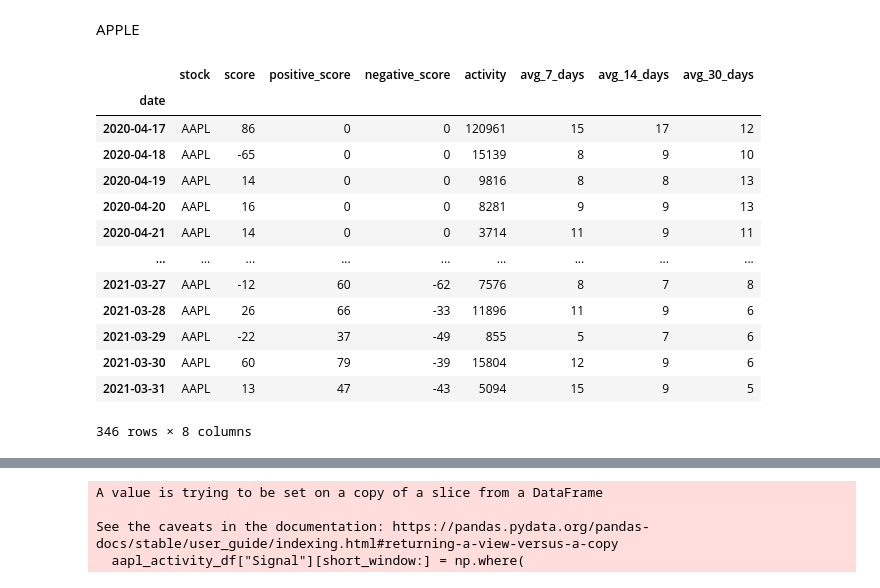
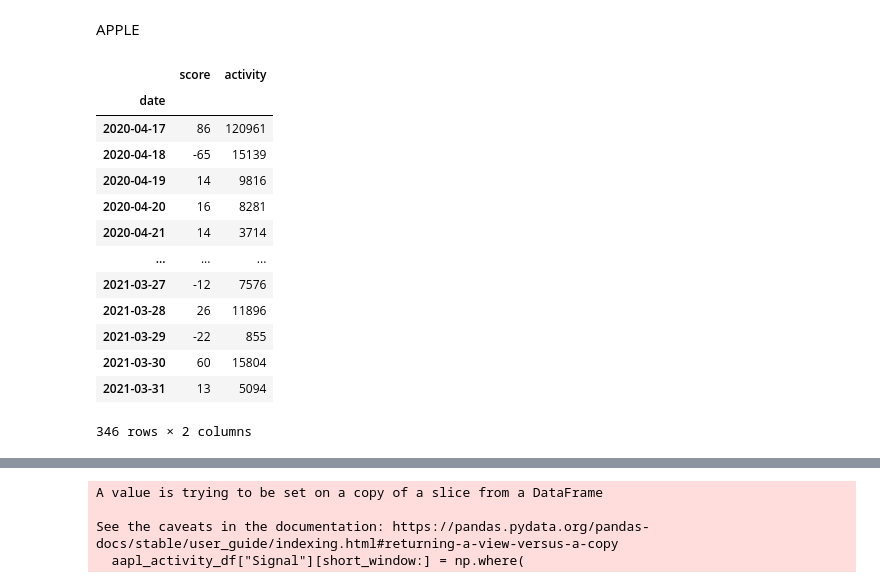
Before and after one commit to stk714/SocialMediaBets, a Jupyter notebook: Social_Sentiment.ipynb, the cells around one changed output, grey strips where cells are left out. Saved outputs shown, nothing was run; the diff lists cells and outputs as text; code cells hidden in the pictures.

Commit message:
cleaned dataframes (removed columns)

```diff
--- a/Social_Sentiment.ipynb
+++ b/Social_Sentiment.ipynb
@@ -28,31 +25,32 @@ aapl_df = aapl_df.drop(columns = 'Adj Close')
 # %%
 #API Call
 headers = {
     'accept': 'application/json',
     'Authorization': 'Token 168ac68d07d82b3c04e4fcc9fb1db90bdcf380c5',
 }
 r = requests.get('https://socialsentiment.io/api/v1/stocks/AAPL/sentiment/daily/?to_date=2021-03-31&from_date=2020-04-17', headers = headers)
 x = r.json()
 
 # Convert to DataFrame
 aapl_activity_df = pd.read_json(json.dumps(x))
 aapl_activity_df = aapl_activity_df.set_index('date')
+aapl_activity_df = aapl_activity_df.drop(columns = ['stock', 'positive_score', 'negative_score', 'avg_7_days', 'avg_14_days', 'avg_30_days'])
 aapl_activity_df
 # %% [output]
-|  | stock | score | positive_score | negative_score | activity | avg_7_days | avg_14_days | avg_30_days |
-| date |  |  |  |  |  |  |  |  |
-| 2020-04-17 | AAPL | 86 | 0 | 0 | 120961 | 15 | 17 | 12 |
-| 2020-04-18 | AAPL | -65 | 0 | 0 | 15139 | 8 | 9 | 10 |
-| 2020-04-19 | AAPL | 14 | 0 | 0 | 9816 | 8 | 8 | 13 |
-| 2020-04-20 | AAPL | 16 | 0 | 0 | 8281 | 9 | 9 | 13 |
-| 2020-04-21 | AAPL | 14 | 0 | 0 | 3714 | 11 | 9 | 11 |
-| ... | ... | ... | ... | ... | ... | ... | ... | ... |
-| 2021-03-27 | AAPL | -12 | 60 | -62 | 7576 | 8 | 7 | 8 |
-| 2021-03-28 | AAPL | 26 | 66 | -33 | 11896 | 11 | 9 | 6 |
-| 2021-03-29 | AAPL | -22 | 37 | -49 | 855 | 5 | 7 | 6 |
-| 2021-03-30 | AAPL | 60 | 79 | -39 | 15804 | 12 | 9 | 6 |
-| 2021-03-31 | AAPL | 13 | 47 | -43 | 5094 | 15 | 9 | 5 |
+|  | score | activity |
+| date |  |  |
+| 2020-04-17 | 86 | 120961 |
+| 2020-04-18 | -65 | 15139 |
+| 2020-04-19 | 14 | 9816 |
+| 2020-04-20 | 16 | 8281 |
+| 2020-04-21 | 14 | 3714 |
+| ... | ... | ... |
+| 2021-03-27 | -12 | 7576 |
+| 2021-03-28 | 26 | 11896 |
+| 2021-03-29 | -22 | 855 |
+| 2021-03-30 | 60 | 15804 |
+| 2021-03-31 | 13 | 5094 |
-346 rows × 8 columns
+346 rows × 2 columns
 # %%
 # Plot closing prices and social media activity for one year timeframe
 aapl_close_plot = aapl_df['Close']['2020-04-17' : '2021-03-31'].hvplot(
```
Also changed, not shown: parts of 2 cells of this notebook.
